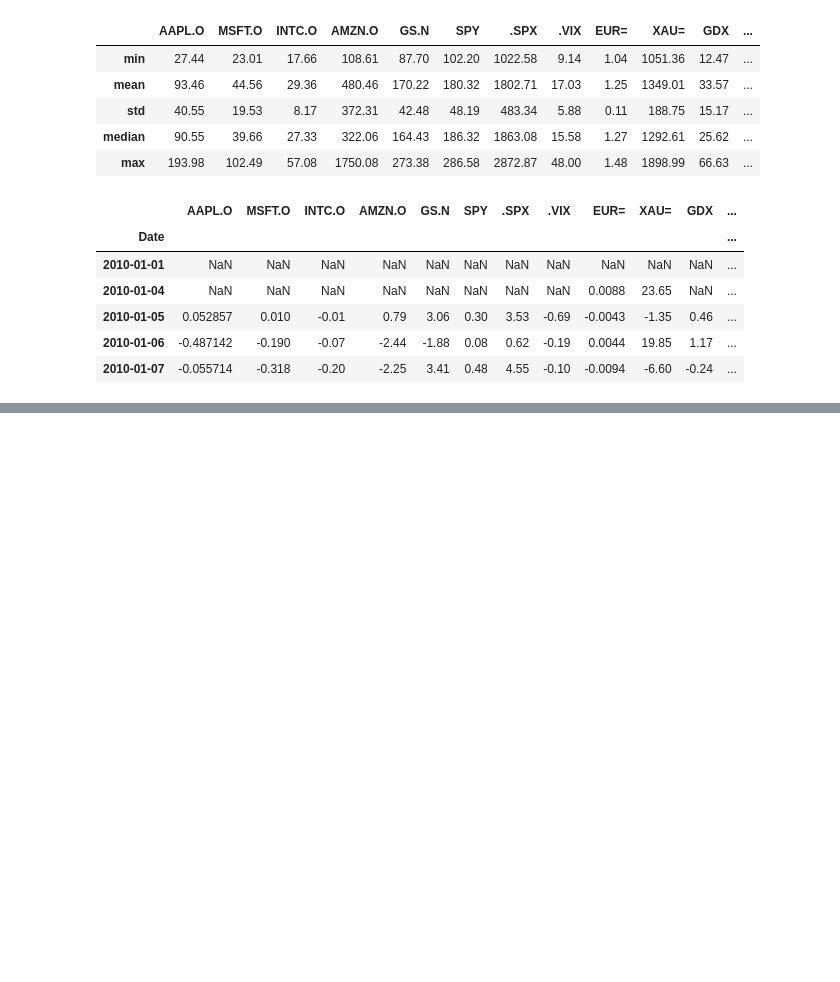
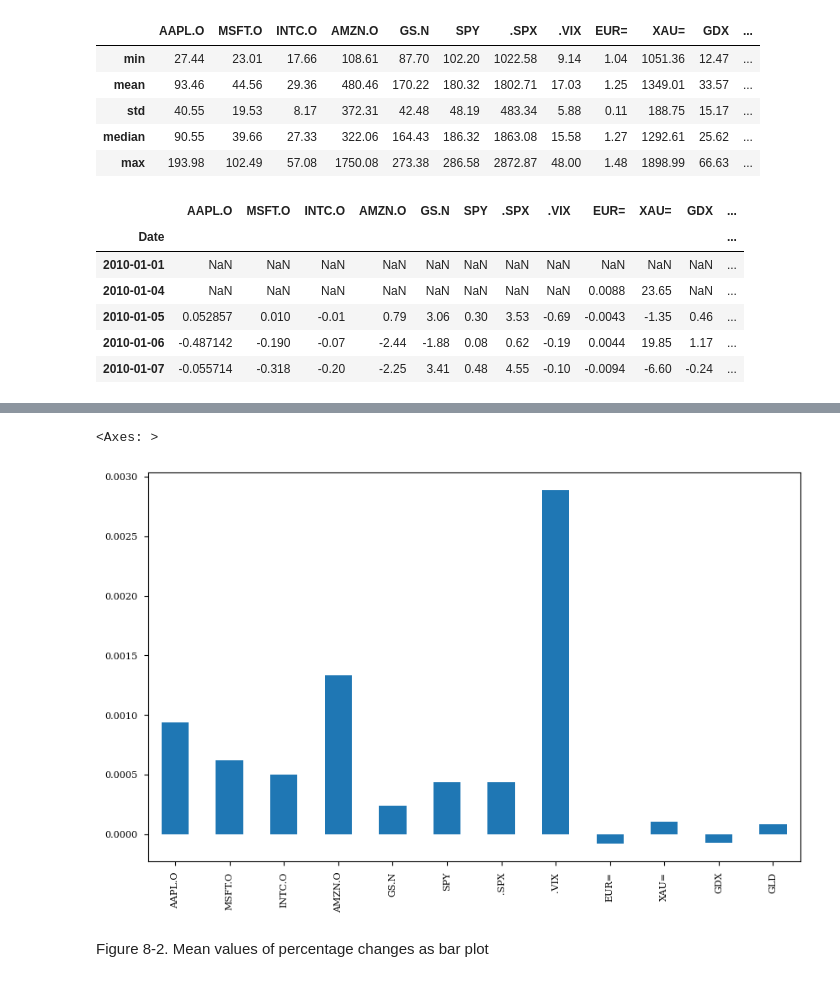
Before and after one commit to Youngsoo1024/Python_Finance, a Jupyter notebook: Chap8/ch8_test.ipynb, the cells around one changed output, grey strips where cells are left out. Drawn from its saved outputs; the diff is of its cells as text; code cells hidden in the pictures; blank space fills up the shorter version.

```diff
--- a/Chap8/ch8_test.ipynb
+++ b/Chap8/ch8_test.ipynb
@@ -173,0 +200,7 @@ data.diff().head()
+# %%
+data.pct_change().mean().plot(kind='bar', figsize=(10,6))
+# %% [output]
+<Axes: >
+[figure, added]
+# %% [markdown]
+Figure 8-2. Mean values of percentage changes as bar plot
```
Also changed, not shown: parts of 10 cells of this notebook.
